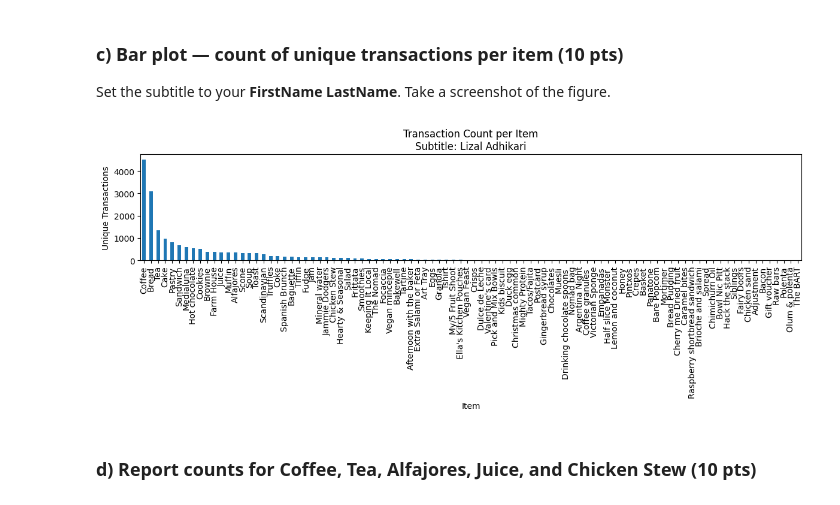
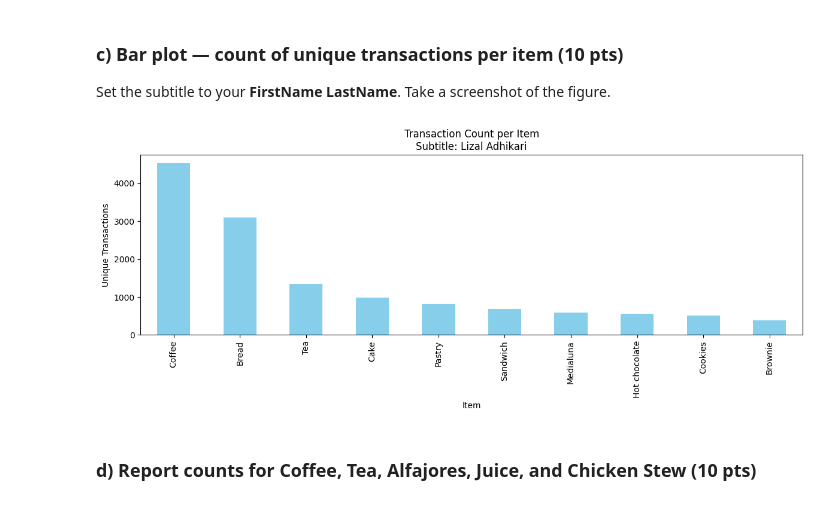
Before and after one commit to lizal04/INFO_4670_SPRING2026, a Jupyter notebook: Assignment3_AssociationRuleMining_Template.ipynb, the cells around one changed output. Cells and saved outputs as stored; diff of their text form; code cells hidden in the pictures.

```diff
--- a/Assignment3_AssociationRuleMining_Template.ipynb
+++ b/Assignment3_AssociationRuleMining_Template.ipynb
@@ -74,19 +74,20 @@ df.describe(include='all')
 ### c) Bar plot — count of **unique transactions per item** (10 pts)
 Set the subtitle to your **FirstName LastName**. Take a screenshot of the figure.
 # %%
-
 subtitle = "Lizal Adhikari"
 
 item_counts = df.groupby('item')['transaction'].nunique().sort_values(ascending=False)
 
-ax = item_counts.plot(kind='bar', figsize=(12,5))
+top_item_counts = item_counts.head(10)
+
+ax = top_item_counts.plot(kind='bar', figsize=(12,5), color='skyblue')
 plt.title(f"Transaction Count per Item\nSubtitle: {subtitle}")
 plt.xlabel("Item")
 plt.ylabel("Unique Transactions")
 plt.tight_layout()
 plt.show()
 # %% [output]
-[figure, old version]
+[figure, new version]
 # %% [markdown]
 ### d) Report counts for Coffee, Tea, Alfajores, Juice, and Chicken Stew (10 pts)
 # %%
```
Also changed, not shown: parts of 1 cell of this notebook.
